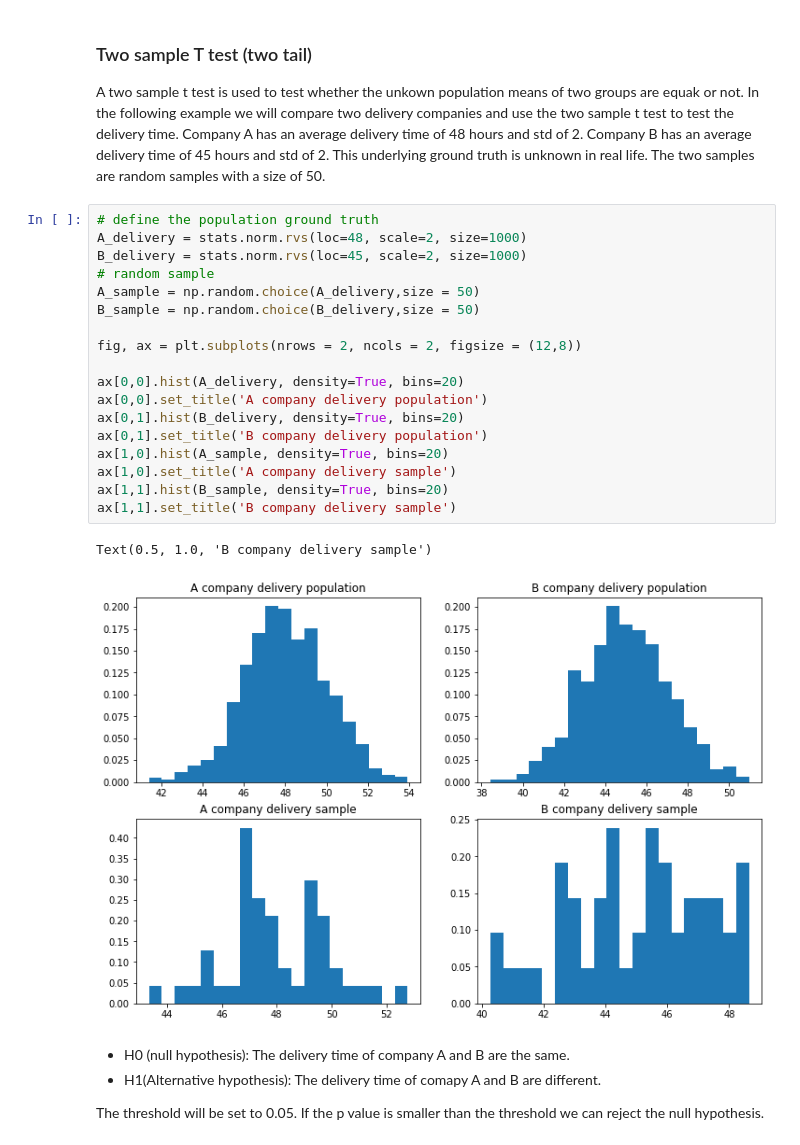
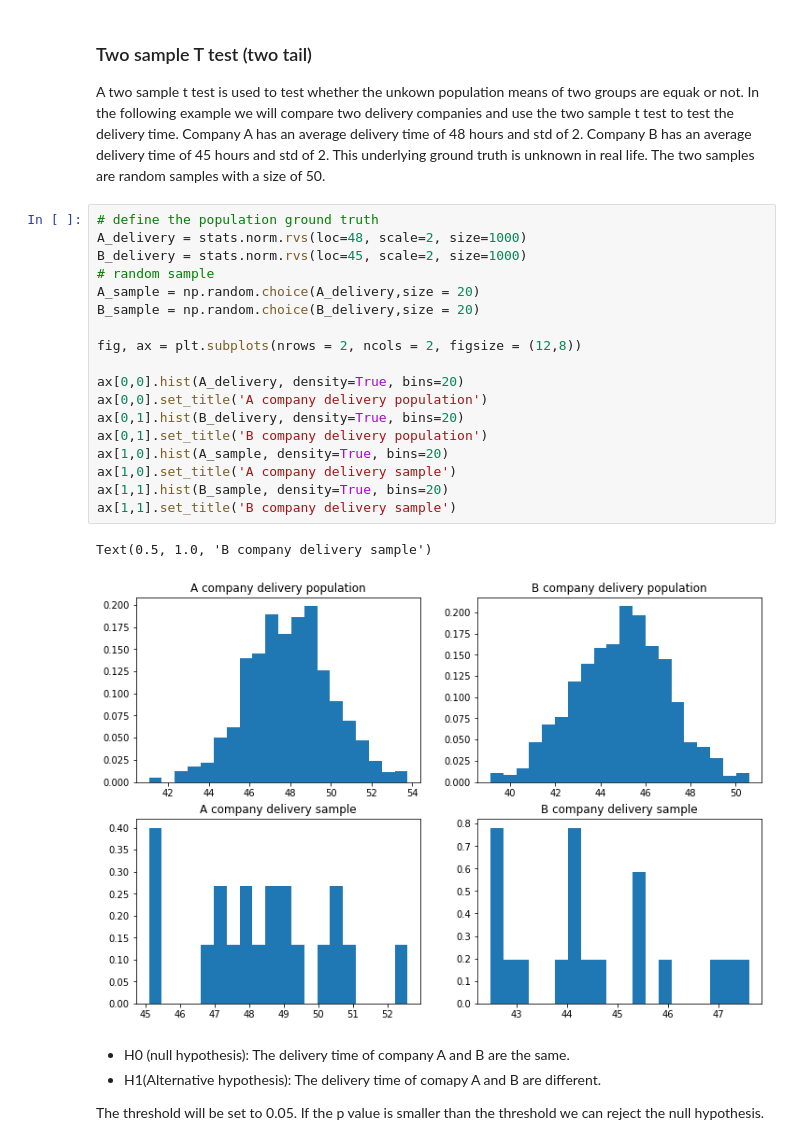
Before and after one commit to chris199713/Hypothesis_test, a Jupyter notebook: Hypothesis_testing.ipynb, the cells around one changed output. Cells and saved outputs as stored; diff of their text form.

```diff
--- a/Hypothesis_testing.ipynb
+++ b/Hypothesis_testing.ipynb
@@ -616,24 +628,24 @@ In the following example we will compare two delivery companies and use the two
 # %%
 # define the population ground truth
 A_delivery = stats.norm.rvs(loc=48, scale=2, size=1000)
 B_delivery = stats.norm.rvs(loc=45, scale=2, size=1000)
 # random sample
-A_sample = np.random.choice(A_delivery,size = 50)
-B_sample = np.random.choice(B_delivery,size = 50)
+A_sample = np.random.choice(A_delivery,size = 20)
+B_sample = np.random.choice(B_delivery,size = 20)
 
 fig, ax = plt.subplots(nrows = 2, ncols = 2, figsize = (12,8))
 
 ax[0,0].hist(A_delivery, density=True, bins=20)
 ax[0,0].set_title('A company delivery population')
 ax[0,1].hist(B_delivery, density=True, bins=20)
 ax[0,1].set_title('B company delivery population')
 ax[1,0].hist(A_sample, density=True, bins=20)
 ax[1,0].set_title('A company delivery sample')
 ax[1,1].hist(B_sample, density=True, bins=20)
 ax[1,1].set_title('B company delivery sample')
 # %% [output]
 Text(0.5, 1.0, 'B company delivery sample')
-[figure, old version]
+[figure, new version]
 # %% [markdown]
 - H0 (null hypothesis): The delivery time of company A and B are the same.
 - H1(Alternative hypothesis): The delivery time of comapy A and B are different.
```
Also changed, not shown: parts of 13 cells of this notebook.
